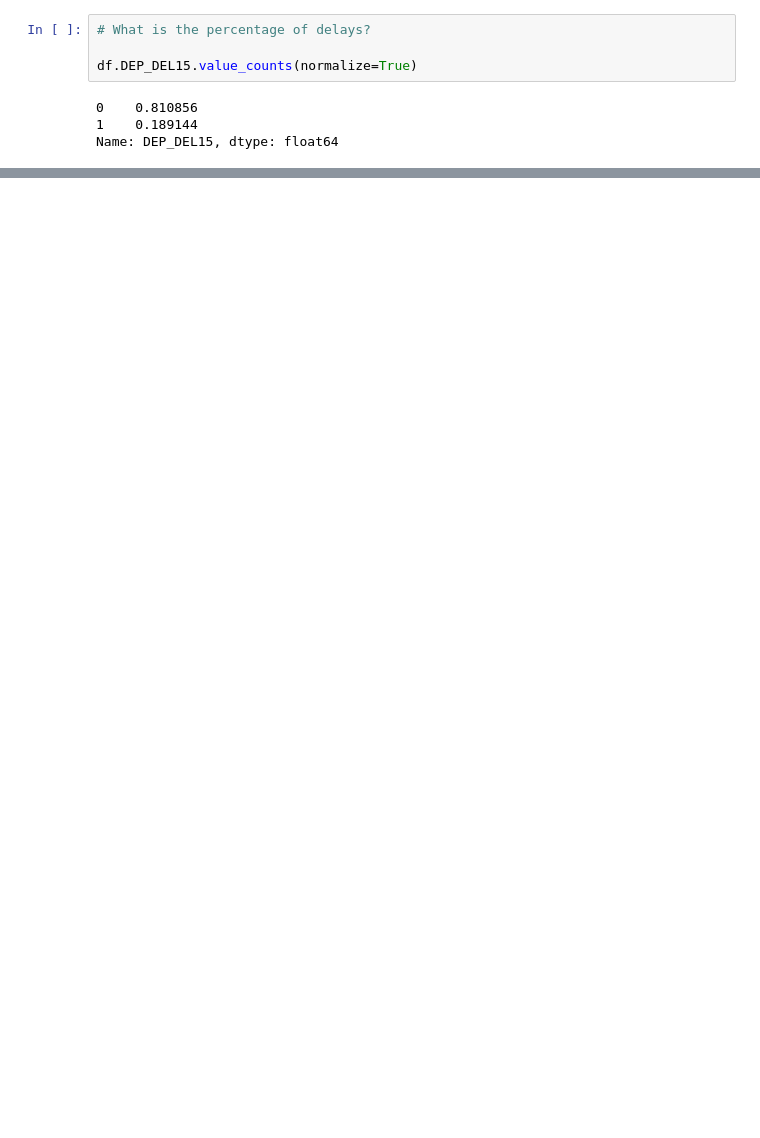
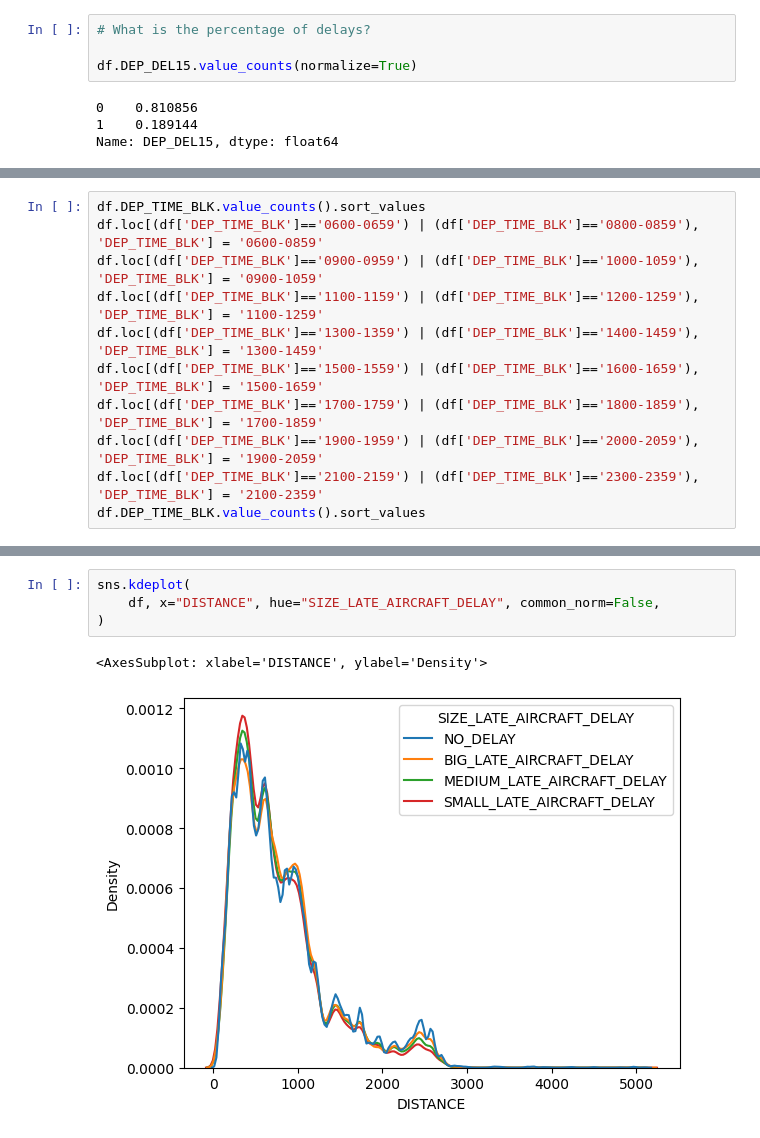
Before and after one commit to franciscapalacios/python_project, a Jupyter notebook: python_project.ipynb, the cells around one changed output, grey strips where cells are left out. Cells and saved outputs as stored; diff of their text form; blank space fills up the shorter version.

```diff
--- a/python_project.ipynb
+++ b/python_project.ipynb
@@ -143,0 +175,11 @@ df[df['DEP_DEL15']==1].describe()
+# %%
+df.DEP_TIME_BLK.value_counts().sort_values
+df.loc[(df['DEP_TIME_BLK']=='0600-0659') | (df['DEP_TIME_BLK']=='0800-0859'), 'DEP_TIME_BLK'] = '0600-0859'
+df.loc[(df['DEP_TIME_BLK']=='0900-0959') | (df['DEP_TIME_BLK']=='1000-1059'), 'DEP_TIME_BLK'] = '0900-1059'
+df.loc[(df['DEP_TIME_BLK']=='1100-1159') | (df['DEP_TIME_BLK']=='1200-1259'), 'DEP_TIME_BLK'] = '1100-1259'
+df.loc[(df['DEP_TIME_BLK']=='1300-1359') | (df['DEP_TIME_BLK']=='1400-1459'), 'DEP_TIME_BLK'] = '1300-1459'
+df.loc[(df['DEP_TIME_BLK']=='1500-1559') | (df['DEP_TIME_BLK']=='1600-1659'), 'DEP_TIME_BLK'] = '1500-1659'
+df.loc[(df['DEP_TIME_BLK']=='1700-1759') | (df['DEP_TIME_BLK']=='1800-1859'), 'DEP_TIME_BLK'] = '1700-1859'
+df.loc[(df['DEP_TIME_BLK']=='1900-1959') | (df['DEP_TIME_BLK']=='2000-2059'), 'DEP_TIME_BLK'] = '1900-2059'
+df.loc[(df['DEP_TIME_BLK']=='2100-2159') | (df['DEP_TIME_BLK']=='2300-2359'), 'DEP_TIME_BLK'] = '2100-2359'
+df.DEP_TIME_BLK.value_counts().sort_values
@@ -143,0 +215,7 @@ df[df['DEP_DEL15']==1].describe()
+# %%
+sns.kdeplot(
+    df, x="DISTANCE", hue="SIZE_LATE_AIRCRAFT_DELAY", common_norm=False,
+)
+# %% [output]
+<AxesSubplot: xlabel='DISTANCE', ylabel='Density'>
+[figure, added]
```
Also changed, not shown: parts of 22 cells of this notebook.
